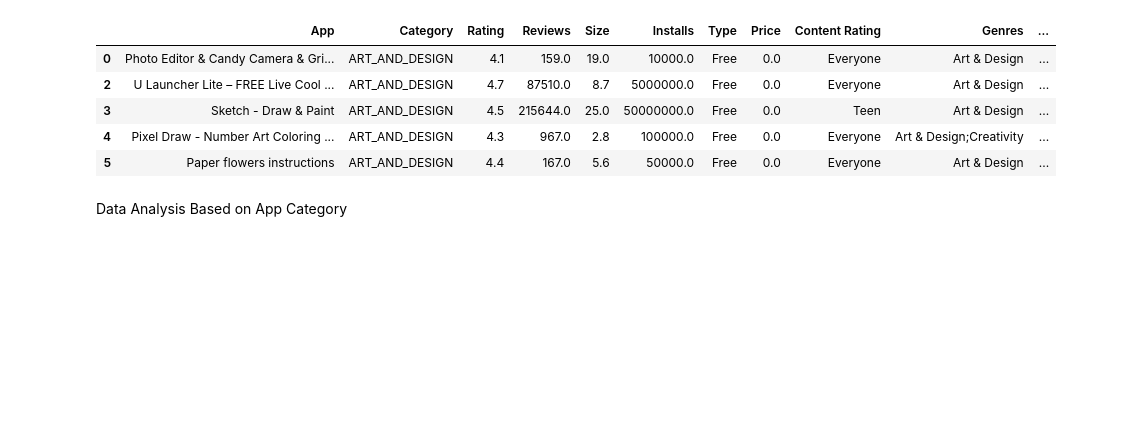
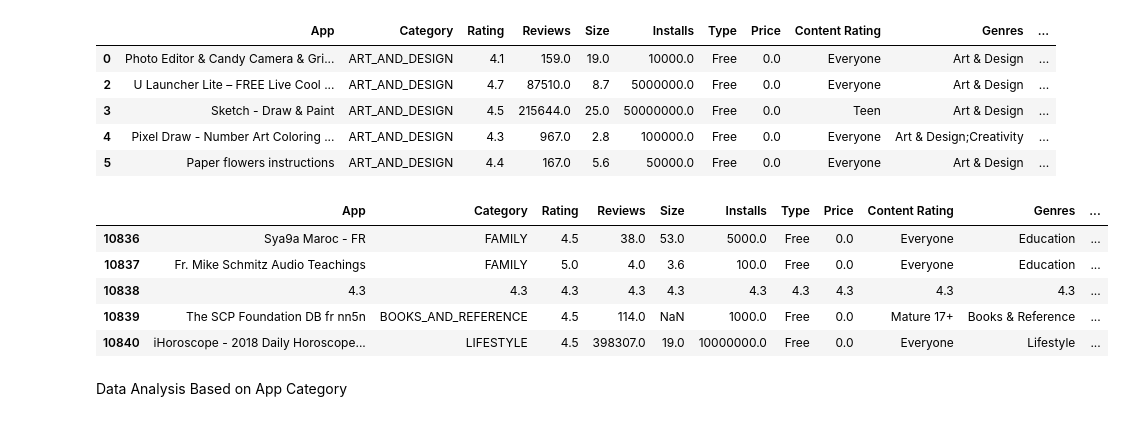
Before and after one commit to amumorde/Play_store_App_review_analysis, a Jupyter notebook: Copy_of_Play_Store_App_Review_Analysis_Capstone_Project.ipynb, the cells around one changed output. Drawn from its saved outputs; the diff is of its cells as text; code cells hidden in the pictures; blank space fills up the shorter version.

Commit message:
Added .tail() method to see last 5 rows

```diff
--- a/Copy_of_Play_Store_App_Review_Analysis_Capstone_Project.ipynb
+++ b/Copy_of_Play_Store_App_Review_Analysis_Capstone_Project.ipynb
@@ -233,6 +233,15 @@ playstore_Df.head()
 | 3 | Sketch - Draw & Paint | ART_AND_DESIGN | 4.5 | 215644.0 | 25.0 | 50000000.0 | Free | 0.0 | Teen | Art & Design | ... |
 | 4 | Pixel Draw - Number Art Coloring ... | ART_AND_DESIGN | 4.3 | 967.0 | 2.8 | 100000.0 | Free | 0.0 | Everyone | Art & Design;Creativity | ... |
 | 5 | Paper flowers instructions | ART_AND_DESIGN | 4.4 | 167.0 | 5.6 | 50000.0 | Free | 0.0 | Everyone | Art & Design | ... |
+# %%
+playstore_Df.tail()
+# %% [output]
+|  | App | Category | Rating | Reviews | Size | Installs | Type | Price | Content Rating | Genres | ... |
+| 10836 | Sya9a Maroc - FR | FAMILY | 4.5 | 38.0 | 53.0 | 5000.0 | Free | 0.0 | Everyone | Education | ... |
+| 10837 | Fr. Mike Schmitz Audio Teachings | FAMILY | 5.0 | 4.0 | 3.6 | 100.0 | Free | 0.0 | Everyone | Education | ... |
+| 10838 | 4.3 | 4.3 | 4.3 | 4.3 | 4.3 | 4.3 | 4.3 | 4.3 | 4.3 | 4.3 | ... |
+| 10839 | The SCP Foundation DB fr nn5n | BOOKS_AND_REFERENCE | 4.5 | 114.0 | NaN | 1000.0 | Free | 0.0 | Mature 17+ | Books & Reference | ... |
+| 10840 | iHoroscope - 2018 Daily Horoscope... | LIFESTYLE | 4.5 | 398307.0 | 19.0 | 10000000.0 | Free | 0.0 | Everyone | Lifestyle | ... |
 # %% [markdown]
 Data Analysis Based on App Category
 # %%
```
